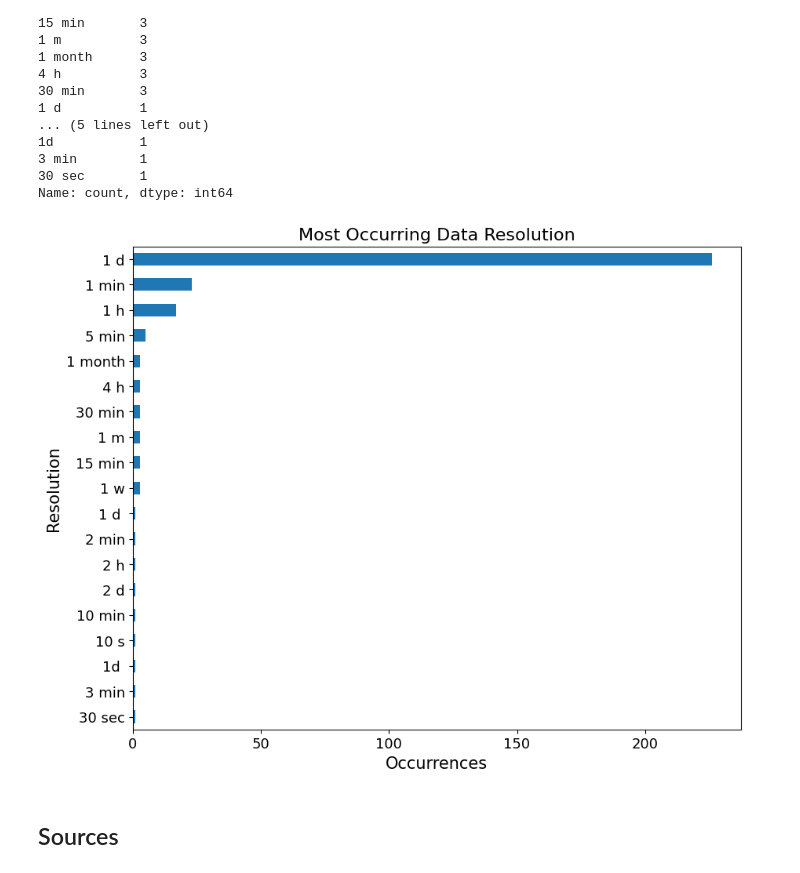
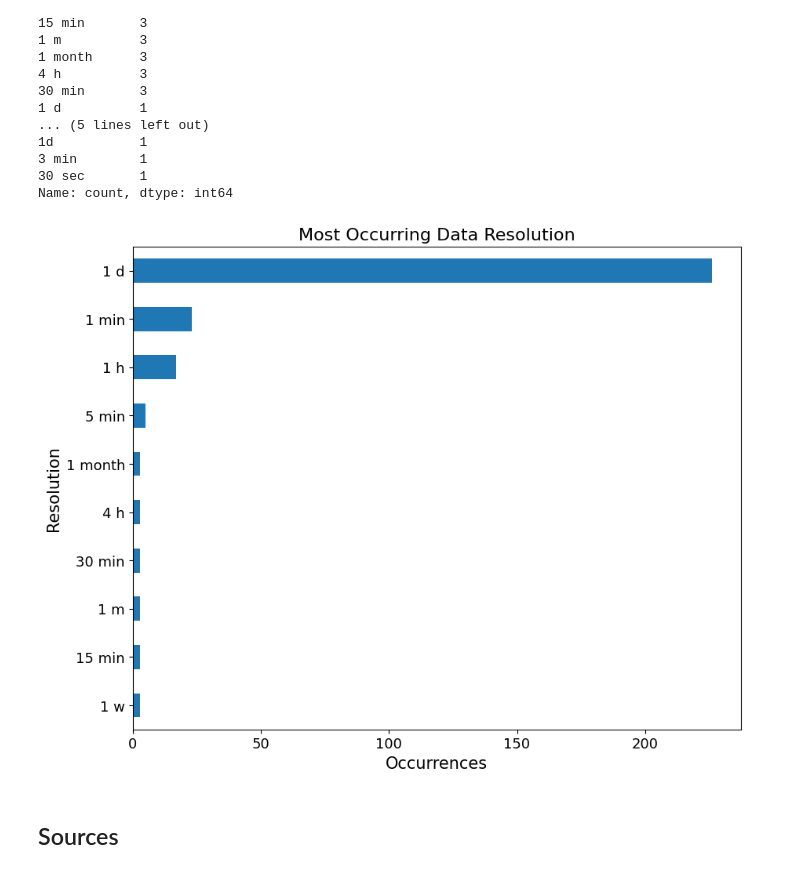
Before and after one commit to tutinz/Survey-on-Bitcoin-Price-Prediction, a Jupyter notebook: surveyBitcoinPricePrediction.ipynb, the cells around one changed output. Drawn from its saved outputs; the diff is of its cells as text; code cells hidden in the pictures.

```diff
--- a/surveyBitcoinPricePrediction.ipynb
+++ b/surveyBitcoinPricePrediction.ipynb
@@ -418,22 +418,22 @@ Name: count, dtype: int64
 # %%
 # Sort the occurrences in descending order
 occurrences.sort_values(ascending=False, inplace=True)
 
 # Select the 40 most occurring elements
-top_20_occurrences = occurrences.head(40)
+top_20_occurrences = occurrences.head(10)
 
 # Plot a horizontal bar graph
 plt.figure(figsize=(10, 8))
 top_20_occurrences.plot(kind='barh')
 plt.title('Most Occurring Data Resolution', fontsize=16)  # Increase title font size
 plt.xlabel('Occurrences', fontsize=15)  # Increase x-label font size
 plt.ylabel('Resolution', fontsize=15)  # Increase y-label font size
 plt.xticks(fontsize=13)  # Increase x-axis tick label font size
 plt.yticks(fontsize=13)  # Increase y-axis label font size
 plt.gca().invert_yaxis()  # Invert y-axis to display the most frequent element at the top
 plt.show()
 # %% [output]
-[figure, old version]
+[figure, new version]
 # %% [markdown]
 ## Sources
 # %%
```
Also changed, not shown: parts of 11 cells of this notebook.
